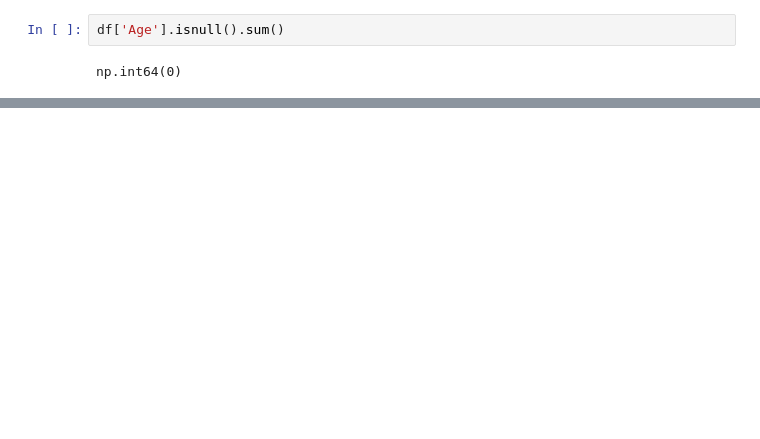
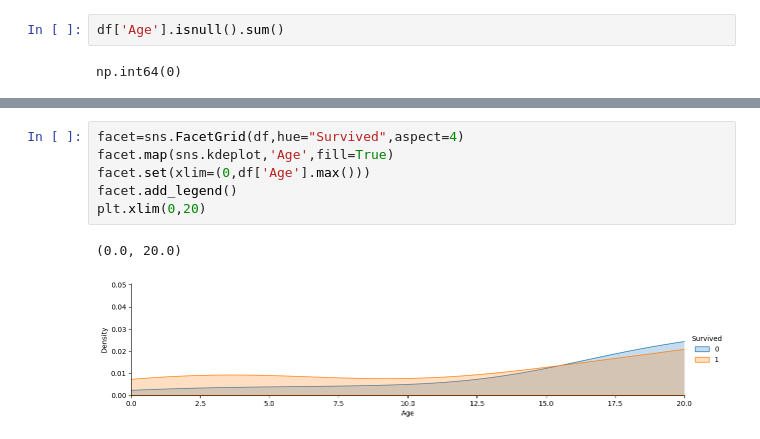
Before and after one commit to Sj-kronton/IA_2025, a Jupyter notebook: Taitanic.ipynb, the cells around one changed output, grey strips where cells are left out. Drawn from its saved outputs; the diff is of its cells as text; blank space fills up the shorter version.

```diff
--- a/Taitanic.ipynb
+++ b/Taitanic.ipynb
@@ -233,0 +237,9 @@ Encontrar una estrategia que:
+# %%
+facet=sns.FacetGrid(df,hue="Survived",aspect=4)
+facet.map(sns.kdeplot,'Age',fill=True)
+facet.set(xlim=(0,df['Age'].max()))
+facet.add_legend()
+plt.xlim(0,20)
+# %% [output]
+(0.0, 20.0)
+[figure, added]
```
Also changed, not shown: parts of 8 cells of this notebook.
